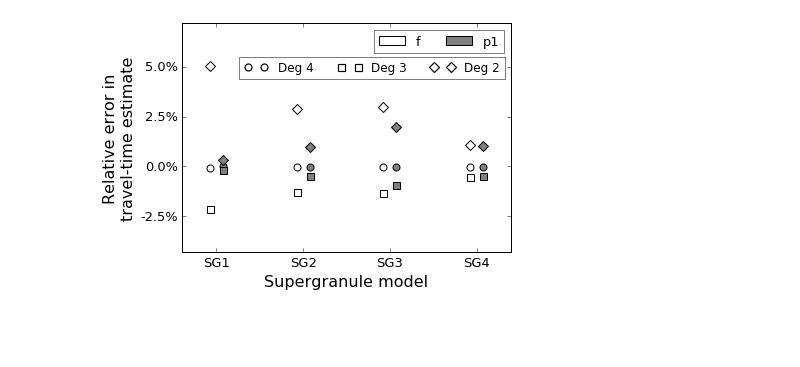
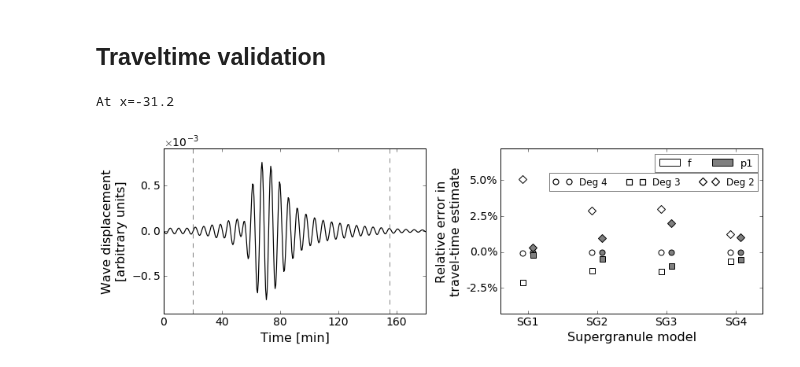
Before and after one commit to jishnub/sparc_flows, a Jupyter notebook: traveltimes_validation.ipynb, the cells around one changed output. Cells and saved outputs as stored; diff of their text form; code cells hidden in the pictures; blank space fills up the shorter version.

Commit message:
updated plots

```diff
--- a/traveltimes_validation.ipynb
+++ b/traveltimes_validation.ipynb
@@ -20,7 +20,13 @@ Rsun= 6.95989467700E2
 z=np.loadtxt(read_params.get_solarmodel(),usecols=[0])
 z=(z-1)*Rsun
 datadir = read_params.get_directory()
+# %% [markdown]
+## Traveltime validation
 # %%
+src=5
+srcloc = np.loadtxt(os.path.join(datadir,"master.pixels"))[src-1]
+
+
 def time_shift(arr,delta_t):
     return np.fft.ifft(np.fft.fft(arr)*np.exp(-1j*w*delta_t)).real
 
@@ -29,12 +35,42 @@ def window(arr,x,modespeed,halftime):
     loc=arr[t_pix:t_pix + 40].argmax()+t_pix
     return int(max(1,loc-halftime)),int(min(nt,loc+2*halftime))
 
+datadir_list = [os.path.join(os.path.dirname(read_params.get_directory()),
+        "spline_SG{:d}_nohorcutoff".format(SGno)) for SGno in xrange(1,5)]
 
-src=5
-srcloc = np.loadtxt(os.path.join(datadir,"master.pixels"))[src-1]
+fmode_filter = np.squeeze(pyfits.getdata(os.path.join("fmode_filter.fits")))
+data = np.squeeze(pyfits.getdata(os.path.join(datadir_list[0],"data","{:02d}.fits".format(src))))
+vzcc = np.squeeze(pyfits.getdata(os.path.join(datadir_list[0],"tt","iter00","vz_cc_src{:02d}.fits".format(src))))
+nt = data.shape[0]
+t = np.arange(nt)*dt/60
 
-datadir_list = [os.path.join(os.path.dirname(read_params.get_directory()),
-        "spline_SG{:d}".format(SGno)) for SGno in xrange(1,5)]
+data_filtered = np.fft.ifft2(np.fft.fft2(data)*fmode_filter).real
+vzcc_filtered = np.fft.ifft2(np.fft.fft2(vzcc)*fmode_filter).real
+
+windowfile = np.loadtxt(os.path.join(datadir,"tt","iter00","ttdiff_src{:02d}.fmode.0".format(src)))
+
+max_tt_pix = int(rcv_pix[abs(rcv_tt).argmax()])
+print("At x={:.1f}".format(x[max_tt_pix]))
+rec_window = np.squeeze(windowfile[windowfile[:,0]==receiver_ind])
+rec_window_left,rec_window_right = rec_window[2:4].astype(int)
+
+plt.subplot(121)
+
+if len(rec_window)>0:
+    plt.plot(t,data_filtered[:,max_tt_pix],color="black",lw=1.2)
+#     plt.plot(t,vzcc_filtered[:,max_tt_pix],color="black",ls="dashed",lw=1.5)
+    plt.axvline(t[rec_window_left],ls="dashed",color="grey")
+    plt.axvline(t[rec_window_right],ls="dashed",color="grey")
+    plt.xlim(t[0],180)
+    plt.margins(y=0.1)
+    plt.gca().xaxis.set_major_locator(ticker.MaxNLocator(5))
+    plt.gca().yaxis.set_major_locator(ticker.MaxNLocator(4))
+    plt.gca().yaxis.set_major_formatter(ticker.ScalarFormatter(useMathText=True))
+    plt.gca().yaxis.get_major_formatter().set_powerlimits((0,0))
+    plt.gca().yaxis.get_offset_text().set_fontsize(14)
+    plt.tick_params(axis="both",labelsize=14)
+    plt.xlabel("Time [min]",fontsize=16)
+    plt.ylabel("Wave displacement\n[arbitrary units]",fontsize=16)
 
 modes_list={0:'fmode'}
 for i in xrange(1,4):
@@ -52,6 +88,7 @@ colors = {0:{"mfc":"white","mec":"0"},
 
 handles=[]
 
+plt.subplot(122)
 for SGno,datadir in enumerate(datadir_list):
 
     for modeno,mode in enumerate([modes_list[0],modes_list[1]]):
@@ -126,34 +163,35 @@ handles_deg =[]
 for deg in xrange(3):
     handles_deg.append(matplotlib.lines.Line2D([],[],marker=handles[deg].get_marker(),
                     mfc="white",mec="black",ms=handles[deg].get_markersize(),ls="None",
                     label="Deg {:d}".format(4-deg),mew=1.2))
 
 legend2=plt.legend(handles=handles_deg,loc="upper right",ncol=3,bbox_to_anchor=(1,0.88))
 legend2.get_frame().set_linewidth(0.5)
 
 plt.gca().yaxis.set_major_locator(ticker.MaxNLocator(6))
 
 def to_percent(y, position):
     # Ignore the passed in position. This has the effect of scaling the default
     # tick locations.
     s = str(100 * y)
 
     # The percent symbol needs escaping in latex
     if matplotlib.rcParams['text.usetex'] is True:
         return s + r'$\%$'
     else:
         return s + '%'
 
 plt.gca().yaxis.set_major_formatter(ticker.FuncFormatter(to_percent))
 plt.ylabel("Relative error in\ntravel-time estimate",fontsize=16);
 plt.xlabel("Supergranule model",fontsize=16);
-plt.tick_params(axis="both",labelsize=13);
+plt.tick_params(axis="both",labelsize=14);
 plt.margins(y=0.3,x=0.1)
 
-plt.gcf().set_size_inches(6,4)
+plt.gcf().set_size_inches(12,4)
 plt.tight_layout()
 
 if not os.path.exists("plots"): os.makedirs("plots")
-plt.savefig("plots/tt_validation.eps")
+plt.savefig("plots/f5.eps")
 # %% [output]
+At x=-31.2
-[figure, old version]
+[figure, new version]
```
Also changed, not shown: 1 other file.
